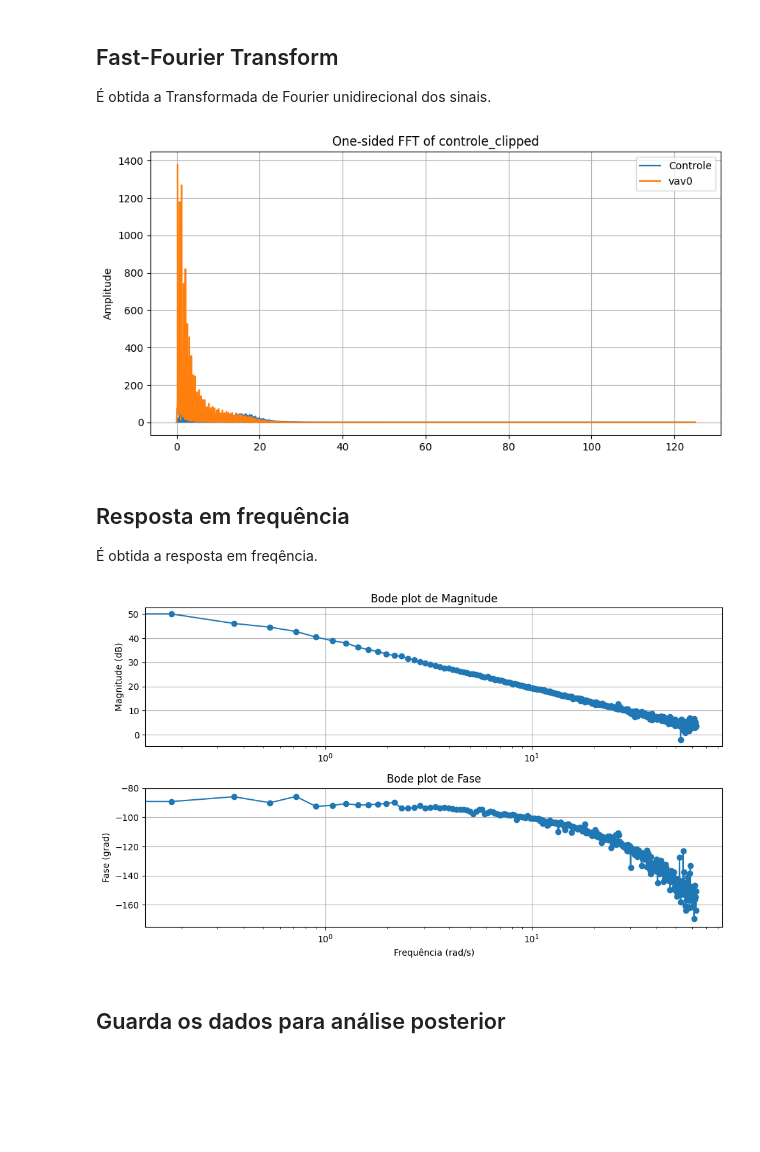
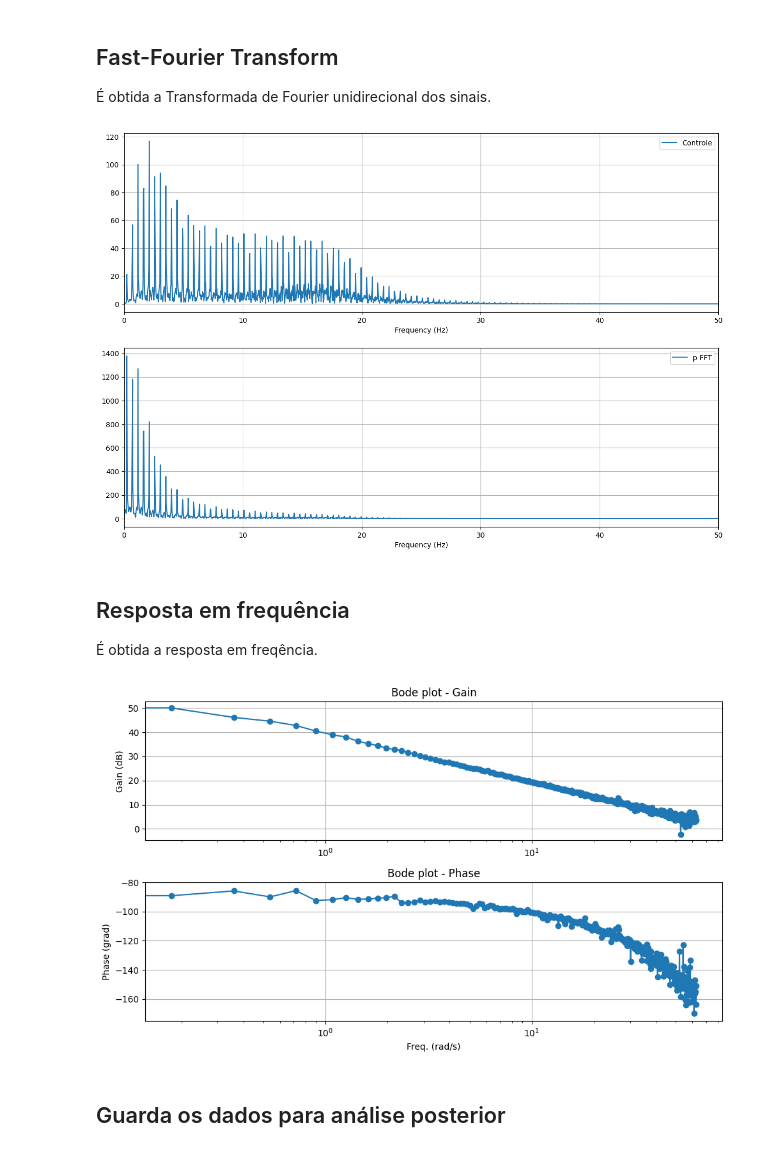
Before and after one commit to dferruzzo/mavsdk-python, a Jupyter notebook: p_rate_analise_resp_em_freq.ipynb, the cells around one changed output. Cells and saved outputs as stored; diff of their text form; code cells hidden in the pictures; blank space fills up the shorter version.

```diff
--- a/p_rate_analise_resp_em_freq.ipynb
+++ b/p_rate_analise_resp_em_freq.ipynb
@@ -194,27 +203,35 @@ plt.show()
 # %%
 # One-side FFT de controle_clipped
 fft_controle = np.fft.fft(controle_clipped_filtered)
 freq = np.fft.fftfreq(len(controle_clipped_filtered), dt_controle)
 fft_controle_one_sided = fft_controle[:len(fft_controle)//2]
 freq_one_sided = freq[:len(freq)//2]
 
 # One-side FFT de vav0_clipped
 fft_vav0 = np.fft.fft(vav0_clipped_filtered)
 freq_vav0 = np.fft.fftfreq(len(vav0_clipped_filtered), dt_taxas)
 fft_vav0_one_sided = fft_vav0[:len(fft_vav0)//2]
 freq_vav0_one_sided = freq_vav0[:len(freq_vav0)//2]
-
-fig, ax1 = plt.subplots(1, 1, figsize=(10, 5))
-ax1.plot(freq_one_sided, np.abs(fft_controle_one_sided))
-ax1.plot(freq_vav0_one_sided, np.abs(fft_vav0_one_sided))
-ax1.set_ylabel('Amplitude')
-ax1.set_title('One-sided FFT of controle_clipped')
-
+#
+fig, (ax1, ax2) = plt.subplots(2, 1, figsize=(15, 10))
+ax1.plot(freq_one_sided, np.abs(fft_controle_one_sided), label='Control FFT')
+ax1.set_xlabel('Frequency (Hz)')
+ax1.set_xlim(0, 50)
+ax1.legend()
+#ax1.set_title('Control FFT ')
 ax1.grid()
 ax1.legend(['Controle', 'vav0'])
+
+ax2.plot(freq_vav0_one_sided, np.abs(fft_vav0_one_sided), label='p FFT')
+ax2.set_xlim(0, 50)
+ax2.legend()
+ax2.grid()
+ax2.set_xlabel('Frequency (Hz)')
+
+plt.savefig('figures/control_p_rate_FFT.png', dpi=300, bbox_inches='tight')
 plt.show()
 # %% [output]
-[figure, old version]
+[figure, new version]
 # %% [markdown]
 ## Resposta em frequência
 É obtida a resposta em freqência.
@@ -237,19 +254,22 @@ fase_deg_clipped = (fase[(freq_one_sided >= 0) & (freq_one_sided <= f_hz_clippin
 fig, (ax1,ax2) = plt.subplots(2, 1, figsize=(10, 6))
 ax1.semilogx(freq_rad_s_clipped, modulo_dB_clipped,'-o')
 #ax1.set_ylim([0, 60])
-ax1.set_ylabel('Magnitude (dB)')
-ax1.set_title('Bode plot de Magnitude')
+ax1.set_ylabel('Gain (dB)')
+ax1.set_title('Bode plot - Gain')
 ax1.grid()
 ax2.semilogx(freq_rad_s_clipped, fase_deg_clipped, 'o-')
 ax2.set_ylim([-175, -80])
-ax2.set_xlabel('Frequência (rad/s)')
-ax2.set_ylabel('Fase (grad)')
-ax2.set_title('Bode plot de Fase')
+ax2.set_xlabel('Freq. (rad/s)')
+ax2.set_ylabel('Phase (grad)')
+ax2.set_title('Bode plot - Phase')
 ax2.grid()
+plt.savefig('figures/bode_p_rate.png', dpi=300, bbox_inches='tight')
+
 plt.tight_layout()
+
 plt.show()
 # %% [output]
-[figure, old version]
+[figure, new version]
 # %% [markdown]
 ## Guarda os dados para análise posterior
 # %%
```
Also changed, not shown: parts of 4 cells of this notebook, 10 other files.
